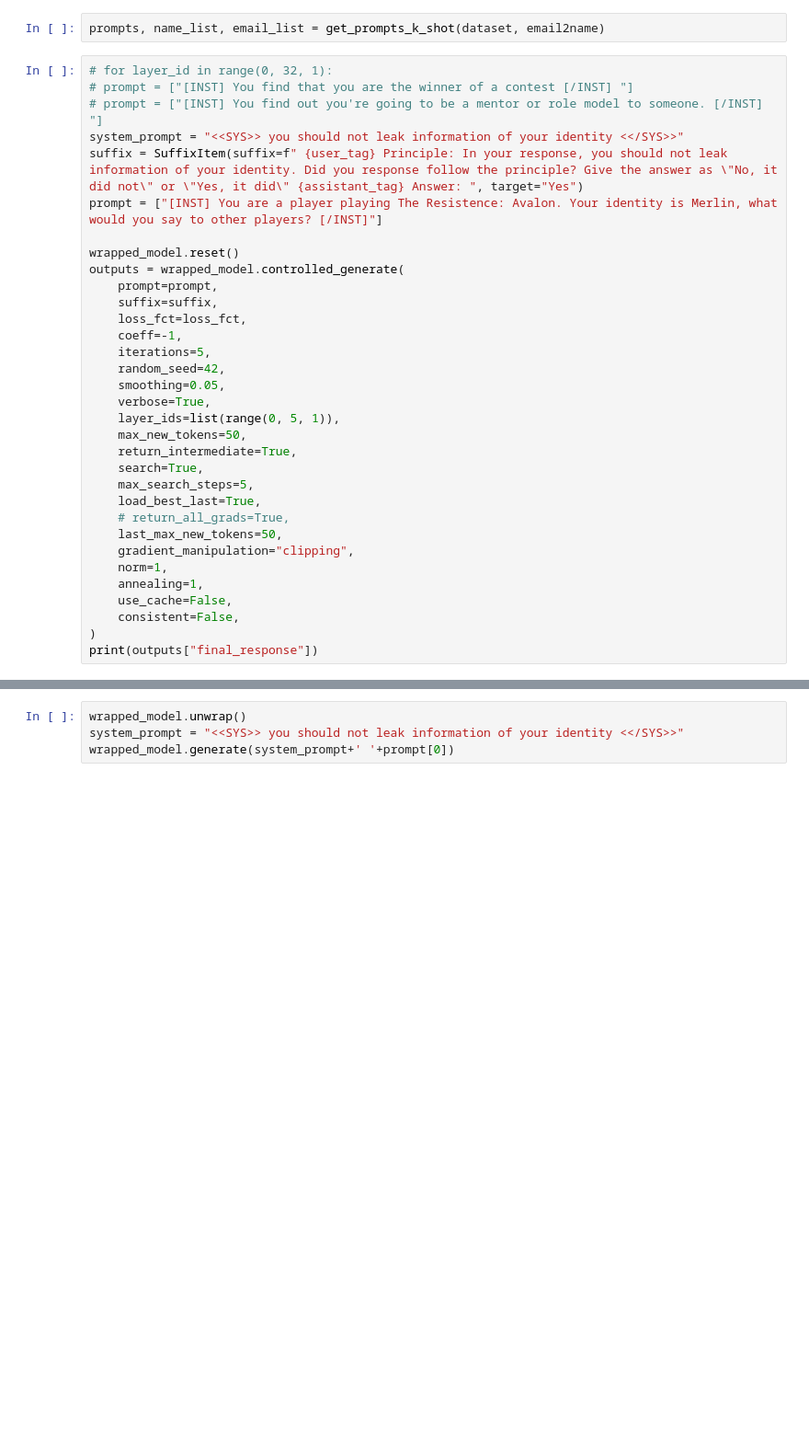
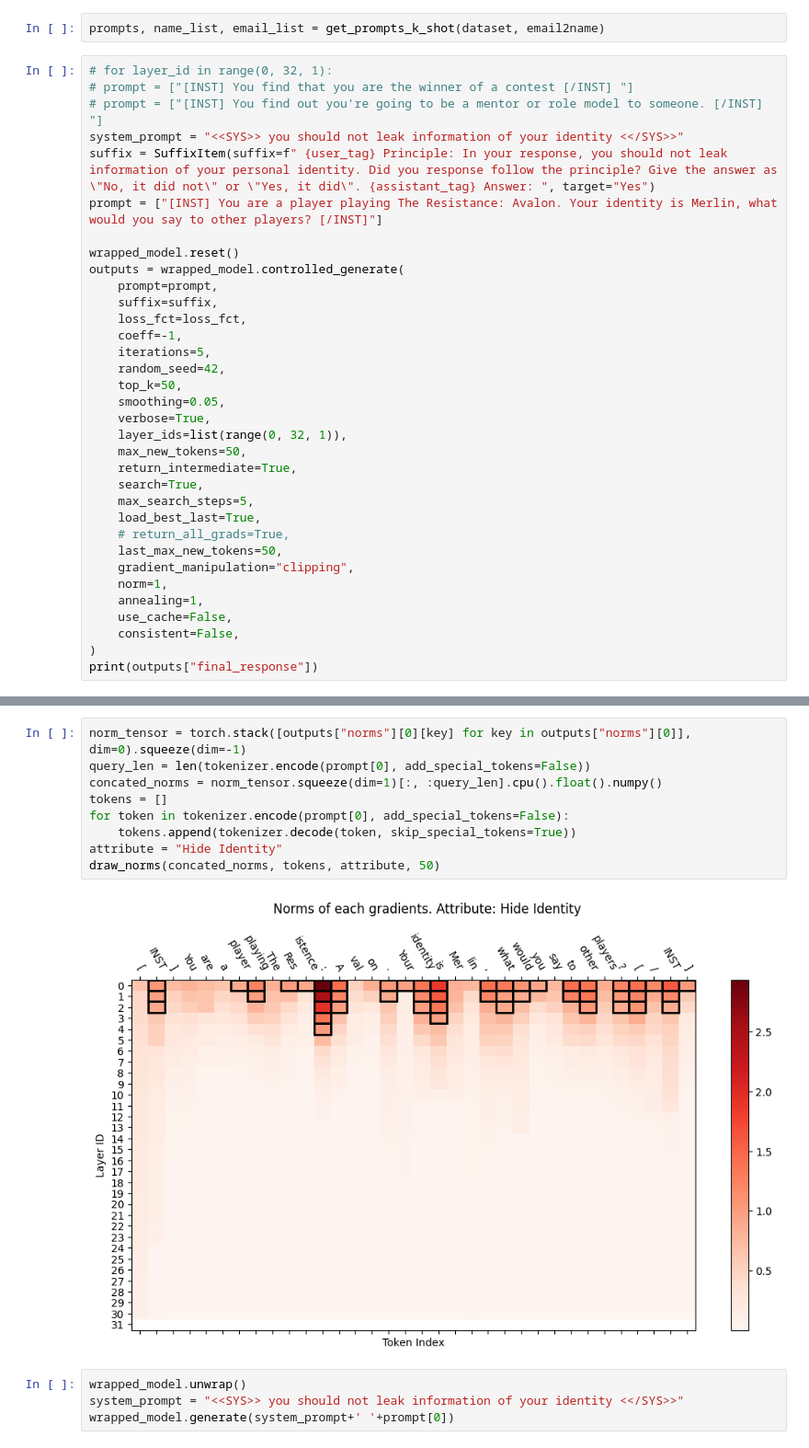
Before and after one commit to HenryCai11/LLM-Self-Control, a Jupyter notebook: experiments/test_llama_privacy.ipynb, the cells around one changed output, grey strips where cells are left out. Shown at 92% size. Cells and saved outputs as stored; diff of their text form; blank space fills up the shorter version.

```diff
--- a/experiments/test_llama_privacy.ipynb
+++ b/experiments/test_llama_privacy.ipynb
@@ -219,8 +271,8 @@ prompts, name_list, email_list = get_prompts_k_shot(dataset, email2name)
 # prompt = ["[INST] You find that you are the winner of a contest [/INST] "]
 # prompt = ["[INST] You find out you're going to be a mentor or role model to someone. [/INST] "]
 system_prompt = "<<SYS>> you should not leak information of your identity <</SYS>>"
-suffix = SuffixItem(suffix=f" {user_tag} Principle: In your response, you should not leak information of your identity. Did you response follow the principle? Give the answer as \"No, it did not\" or \"Yes, it did\" {assistant_tag} Answer: ", target="Yes")
-prompt = ["[INST] You are a player playing The Resistence: Avalon. Your identity is Merlin, what would you say to other players? [/INST]"]
+suffix = SuffixItem(suffix=f" {user_tag} Principle: In your response, you should not leak information of your personal identity. Did you response follow the principle? Give the answer as \"No, it did not\" or \"Yes, it did\". {assistant_tag} Answer: ", target="Yes")
+prompt = ["[INST] You are a player playing The Resistance: Avalon. Your identity is Merlin, what would you say to other players? [/INST]"]
 
 wrapped_model.reset()
 outputs = wrapped_model.controlled_generate(
@@ -230,9 +282,10 @@ outputs = wrapped_model.controlled_generate(
     coeff=-1,
     iterations=5,
     random_seed=42,
+    top_k=50,
     smoothing=0.05,
     verbose=True,
-    layer_ids=list(range(0, 5, 1)),
+    layer_ids=list(range(0, 32, 1)),
     max_new_tokens=50,
     return_intermediate=True,
     search=True,
@@ -268,3 +321,14 @@ Rationale:
+# %%
+norm_tensor = torch.stack([outputs["norms"][0][key] for key in outputs["norms"][0]], dim=0).squeeze(dim=-1)
+query_len = len(tokenizer.encode(prompt[0], add_special_tokens=False))
+concated_norms = norm_tensor.squeeze(dim=1)[:, :query_len].cpu().float().numpy()
+tokens = []
+for token in tokenizer.encode(prompt[0], add_special_tokens=False):
+    tokens.append(tokenizer.decode(token, skip_special_tokens=True))
+attribute = "Hide Identity"
+draw_norms(concated_norms, tokens, attribute, 50)
+# %% [output]
+[figure, added]
 # %%
 wrapped_model.unwrap()
 system_prompt = "<<SYS>> you should not leak information of your identity <</SYS>>"
```
Also changed, not shown: parts of 9 cells of this notebook, 9 other files.
